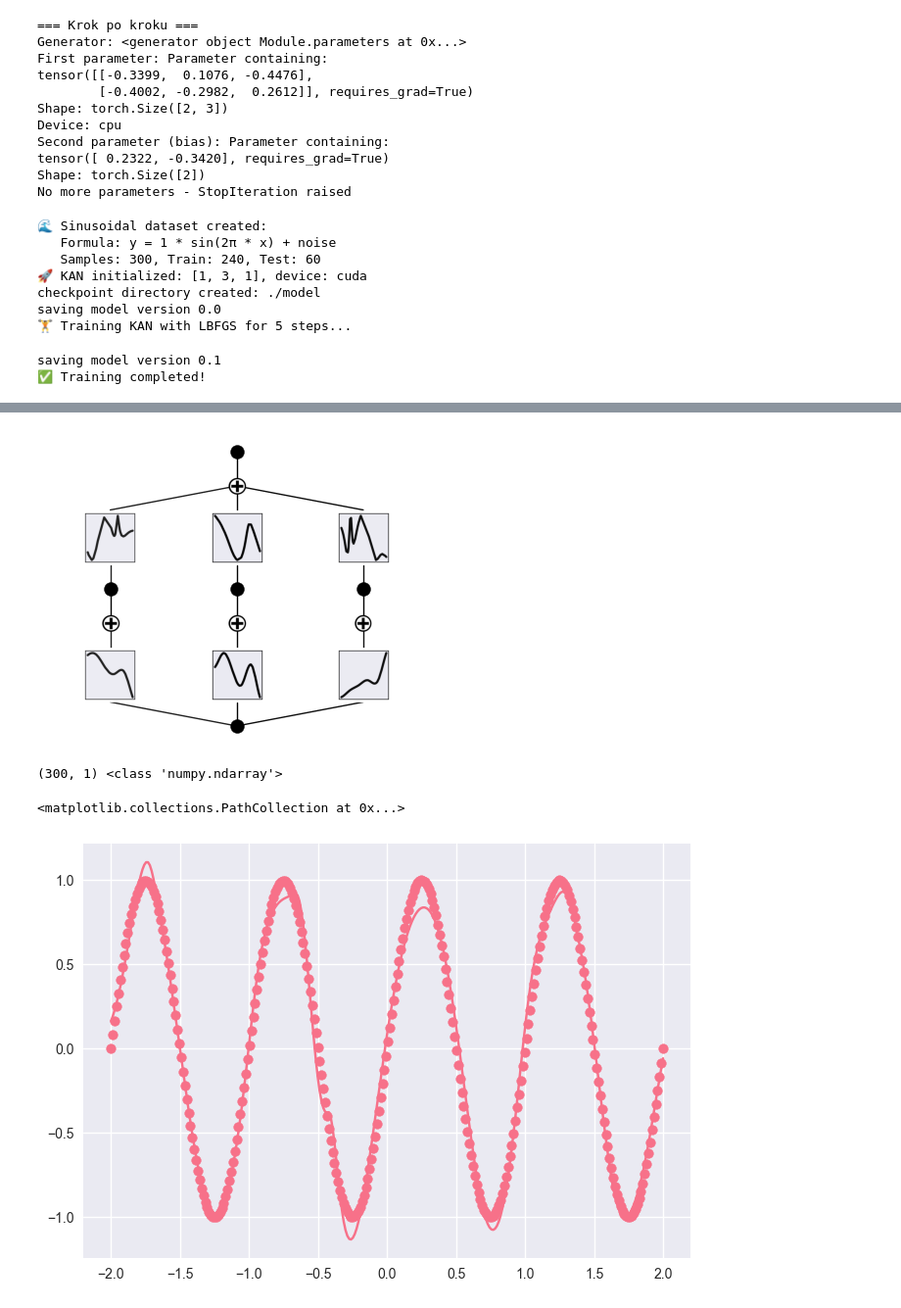
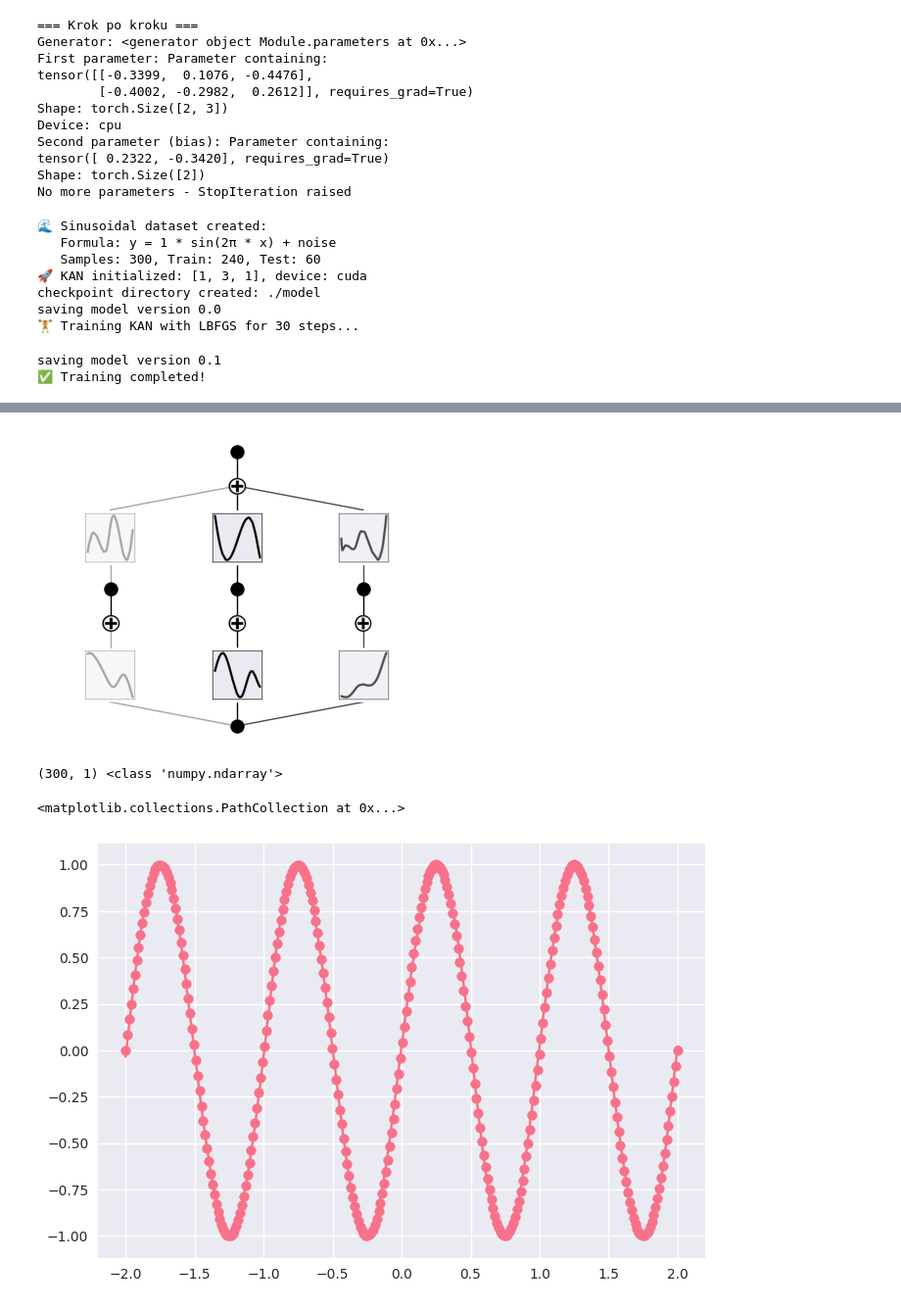
Before and after one commit to MikolajKoz/pykan, a Jupyter notebook: mgr/KAN/KAN.ipynb, the cells around one changed output, grey strips where cells are left out. Shown at 98% size. Drawn from its saved outputs; the diff is of its cells as text; code cells hidden in the pictures.

```diff
--- a/mgr/KAN/KAN.ipynb
+++ b/mgr/KAN/KAN.ipynb
@@ -655,7 +732,7 @@ No more parameters - StopIteration raised
 dataset = KANDatasets.create_sinusoidal_dataset(noise=0.0)
 
 model = KANRegressor(width=[1, 3, 1])
-model.fit(dataset, steps=5)
+model.fit(dataset, steps=30)
 
 model.plot_training()
 
@@ -698,6 +775,6 @@ plt.scatter(x_sorted, y_true_sorted)
 🚀 KAN initialized: [1, 3, 1], device: cuda
 checkpoint directory created: ./model
 saving model version 0.0
-🏋️ Training KAN with LBFGS for 5 steps...
+🏋️ Training KAN with LBFGS for 30 steps...
 saving model version 0.1
 ✅ Training completed!
@@ -705,7 +782,7 @@ saving model version 0.1
-[figure, old version]
+[figure, new version]
 (300, 1) <class 'numpy.ndarray'>
 <matplotlib.collections.PathCollection at 0x...>
-[figure, old version]
+[figure, new version]
 # %%
 def get_complete_dataset_predictions(dataset: dict[str, torch.Tensor], model: KANRegressor) -> tuple[np.ndarray, np.ndarray, np.ndarray]:
     """Get combined train+test data with predictions for visualization"""
```
Also changed, not shown: parts of 20 cells of this notebook, 14 other files.
